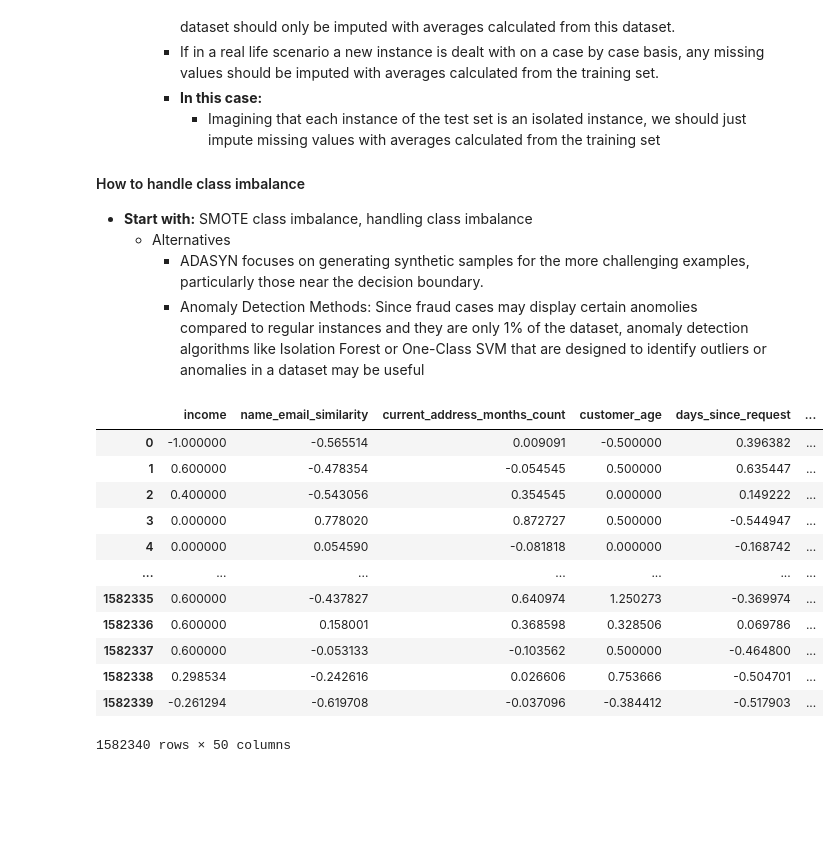
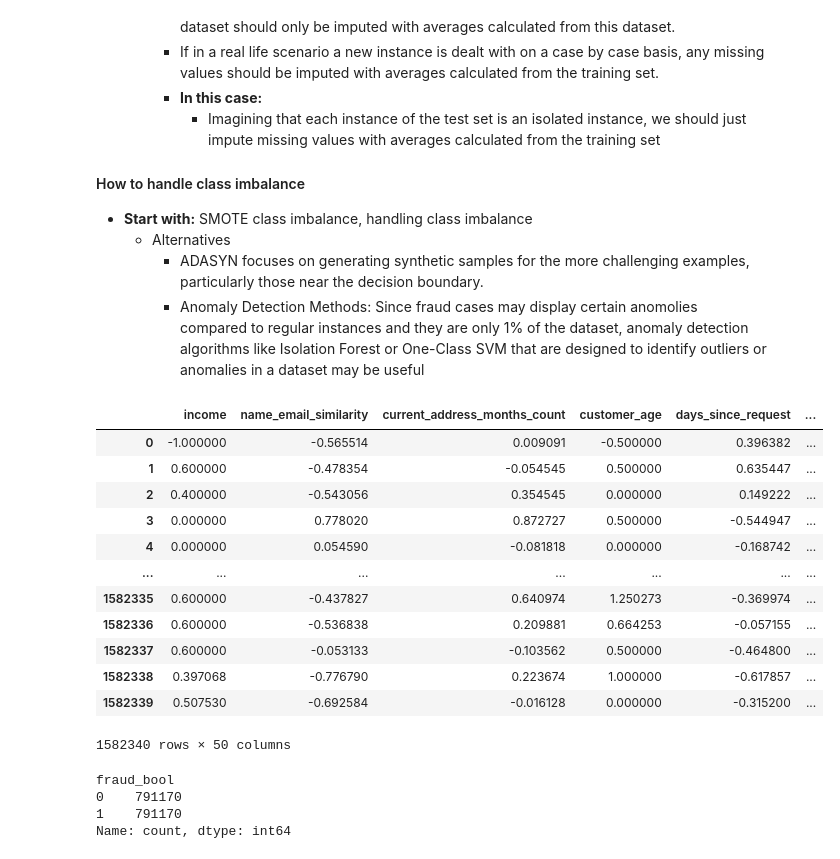
Before and after one commit to jonnywong288/bank-account-fraud, a Jupyter notebook: feature_engineering.ipynb, the cells around one changed output. Saved outputs shown, nothing was run; the diff lists cells and outputs as text; code cells hidden in the pictures; blank space fills up the shorter version.

```diff
--- a/feature_engineering.ipynb
+++ b/feature_engineering.ipynb
@@ -363,19 +359,3 @@ X_train_res, y_train_res = sm.fit_resample(X_train_transformed_scaled, y_train.r
-# %%
-X_train_res
-# %% [output]
-|  | income | name_email_similarity | current_address_months_count | customer_age | days_since_request | ... |
-| 0 | -1.000000 | -0.565514 | 0.009091 | -0.500000 | 0.396382 | ... |
-| 1 | 0.600000 | -0.478354 | -0.054545 | 0.500000 | 0.635447 | ... |
-| 2 | 0.400000 | -0.543056 | 0.354545 | 0.000000 | 0.149222 | ... |
-| 3 | 0.000000 | 0.778020 | 0.872727 | 0.500000 | -0.544947 | ... |
-| 4 | 0.000000 | 0.054590 | -0.081818 | 0.000000 | -0.168742 | ... |
-| ... | ... | ... | ... | ... | ... | ... |
-| 1582335 | 0.600000 | -0.437827 | 0.640974 | 1.250273 | -0.369974 | ... |
-| 1582336 | 0.600000 | 0.158001 | 0.368598 | 0.328506 | 0.069786 | ... |
-| 1582337 | 0.600000 | -0.053133 | -0.103562 | 0.500000 | -0.464800 | ... |
-| 1582338 | 0.298534 | -0.242616 | 0.026606 | 0.753666 | -0.504701 | ... |
-| 1582339 | -0.261294 | -0.619708 | -0.037096 | -0.384412 | -0.517903 | ... |
-1582340 rows × 50 columns
 # %%
 from imblearn.over_sampling import SMOTENC
 # to handle nominal and categorical variables
@@ -388,0 +362,36 @@ from imblearn.over_sampling import SMOTENC
+# %%
+# define nominal and continuous variables
+numericals = data_types['numerical_continuous_bounded']+data_types['numerical_continuous_unbounded']+data_types['numerical_discrete']+data_types['ordinal']
+to_drop = ['prev_address_months_count', 'bank_months_count'] # variables not used anymore
+numericals = [i for i in numericals if i not in to_drop]
+nominals = [i for i in X_train_transformed_scaled.columns if i not in numericals]
+
+# specify categorical feature indices
+categorical_columns_idx = [X_train_transformed_scaled.columns.get_loc(i) for i in nominals]
+
+# apply smote nc
+smote_nc = SMOTENC(categorical_features=categorical_columns_idx, sampling_strategy=1, random_state=0)
+X_train_transformed_scaled_resampled, y_train_resampled = smote_nc.fit_resample(X_train_transformed_scaled, y_train)
+# %%
+X_train_transformed_scaled_resampled
+# %% [output]
+|  | income | name_email_similarity | current_address_months_count | customer_age | days_since_request | ... |
+| 0 | -1.000000 | -0.565514 | 0.009091 | -0.500000 | 0.396382 | ... |
+| 1 | 0.600000 | -0.478354 | -0.054545 | 0.500000 | 0.635447 | ... |
+| 2 | 0.400000 | -0.543056 | 0.354545 | 0.000000 | 0.149222 | ... |
+| 3 | 0.000000 | 0.778020 | 0.872727 | 0.500000 | -0.544947 | ... |
+| 4 | 0.000000 | 0.054590 | -0.081818 | 0.000000 | -0.168742 | ... |
+| ... | ... | ... | ... | ... | ... | ... |
+| 1582335 | 0.600000 | -0.437827 | 0.640974 | 1.250273 | -0.369974 | ... |
+| 1582336 | 0.600000 | -0.536838 | 0.209881 | 0.664253 | -0.057155 | ... |
+| 1582337 | 0.600000 | -0.053133 | -0.103562 | 0.500000 | -0.464800 | ... |
+| 1582338 | 0.397068 | -0.776790 | 0.223674 | 1.000000 | -0.617857 | ... |
+| 1582339 | 0.507530 | -0.692584 | -0.016128 | 0.000000 | -0.315200 | ... |
+1582340 rows × 50 columns
+# %%
+y_train_resampled.value_counts()
+# %% [output]
+fraud_bool
+0    791170
+1    791170
+Name: count, dtype: int64
```
Also changed, not shown: parts of 2 cells of this notebook.
